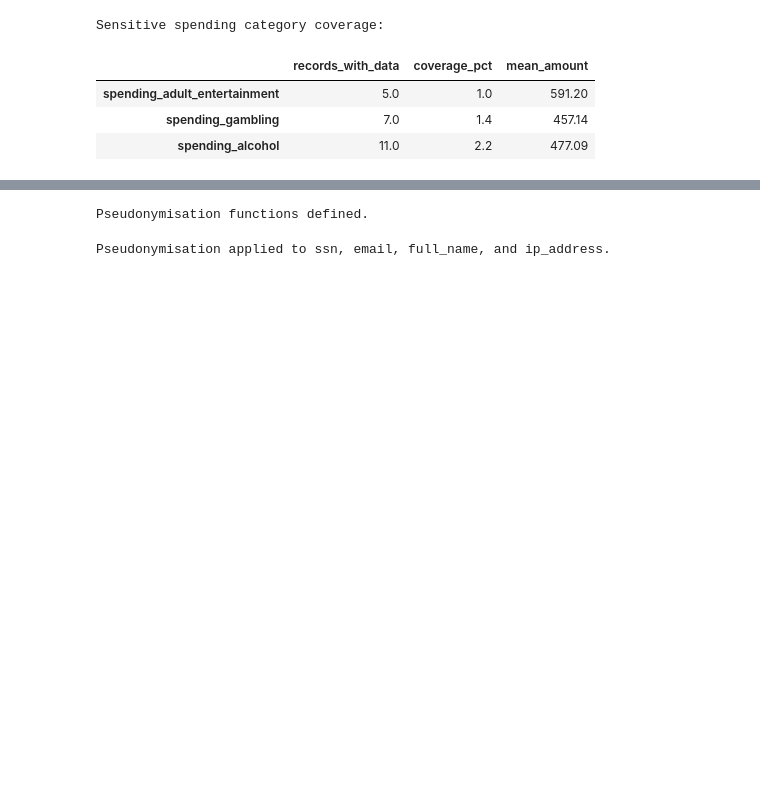
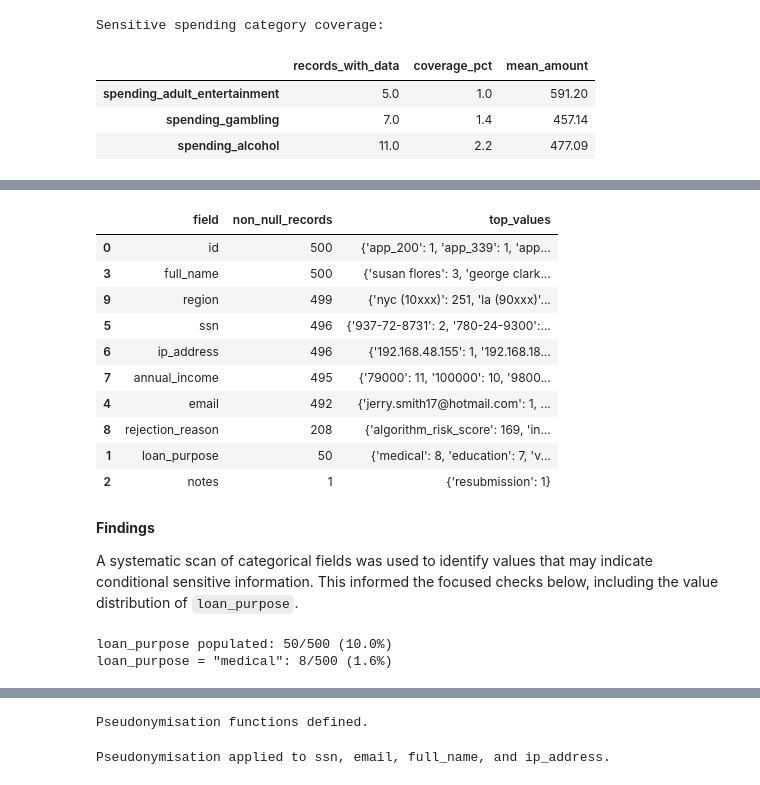
Before and after one commit to mchlkan/dego-2606-group3, a Jupyter notebook: notebooks/03-privacy-demo.ipynb, the cells around one changed output, grey strips where cells are left out. Drawn from its saved outputs; the diff is of its cells as text; code cells hidden in the pictures; blank space fills up the shorter version.

Commit message:
analysis: reviewed chapter 1-5 in privacy demo, added loan_purpose = medical in findings, and rewrote mds

```diff
--- a/notebooks/03-privacy-demo.ipynb
+++ b/notebooks/03-privacy-demo.ipynb
@@ -223,0 +272,53 @@ Sensitive spending category coverage:
+# %%
+# systematic scan of categorical columns to identify potentially sensitive values
+categorical_cols = df.select_dtypes(include=["object", "string"]).columns.tolist()
+
+value_preview = []
+for col in categorical_cols:
+    top_vals = (
+        df[col]
+        .dropna()
+        .astype(str)
+        .str.lower()
+        .value_counts()
+        .head(8)
+        .to_dict()
+    )
+    value_preview.append(
+        {
+            "field": col,
+            "non_null_records": int(df[col].notna().sum()),
+            "top_values": top_vals,
+        }
+    )
+
+preview_df = pd.DataFrame(value_preview).sort_values("non_null_records", ascending=False)
+preview_df.head(12)
+# %% [output]
+|  | field | non_null_records | top_values |
+| 0 | id | 500 | {'app_200': 1, 'app_339': 1, 'app... |
+| 3 | full_name | 500 | {'susan flores': 3, 'george clark... |
+| 9 | region | 499 | {'nyc (10xxx)': 251, 'la (90xxx)'... |
+| 5 | ssn | 496 | {'937-72-8731': 2, '780-24-9300':... |
+| 6 | ip_address | 496 | {'192.168.48.155': 1, '192.168.18... |
+| 7 | annual_income | 495 | {'79000': 11, '100000': 10, '9800... |
+| 4 | email | 492 | {'jerry.smith17@hotmail.com': 1, ... |
+| 8 | rejection_reason | 208 | {'algorithm_risk_score': 169, 'in... |
+| 1 | loan_purpose | 50 | {'medical': 8, 'education': 7, 'v... |
+| 2 | notes | 1 | {'resubmission': 1} |
+# %% [markdown]
+**Findings**
+
+A systematic scan of categorical fields was used to identify values that may indicate conditional sensitive information. This informed the focused checks below, including the value distribution of `loan_purpose`.
+# %%
+# loan purpose coverage and medical count
+lp = df["loan_purpose"].dropna().astype(str).str.lower()
+
+total_lp = int(lp.shape[0])
+medical_lp = int((lp == "medical").sum())
+
+print(f"loan_purpose populated: {total_lp}/{n_records} ({total_lp/n_records:.1%})")
+print(f'loan_purpose = "medical": {medical_lp}/{n_records} ({medical_lp/n_records:.1%})')
+# %% [output]
+loan_purpose populated: 50/500 (10.0%)
+loan_purpose = "medical": 8/500 (1.6%)
```
Also changed, not shown: parts of 20 cells of this notebook.
